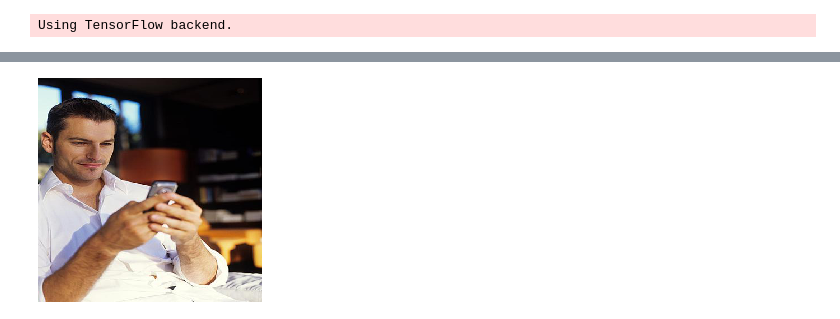
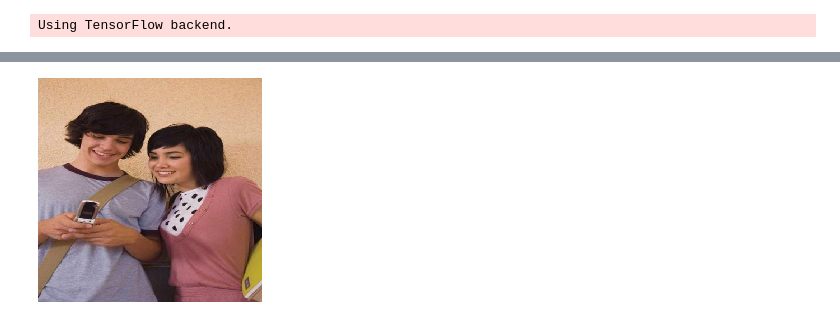
Before and after one commit to classnalytic/classnalytic-ML, a Jupyter notebook: action/Untitled.ipynb, the cells around one changed output, grey strips where cells are left out. Saved outputs shown, nothing was run; the diff lists cells and outputs as text; code cells hidden in the pictures.

```diff
--- a/action/Untitled.ipynb
+++ b/action/Untitled.ipynb
@@ -67,6 +63,5 @@ model.load_weights("test3.h5")
 # %%
-img = image.load_img(os.path.abspath("texting_message_190.jpg"), target_size=(224, 224))
+img = image.load_img(os.path.abspath("texting_message_085.jpg"), target_size=(224, 224))
+img
+# %% [output]
+[figure, added]
-# %%
-img
-# %% [output]
-[figure, removed]
```
Also changed, not shown: parts of 18 cells of this notebook, 14 other files.
